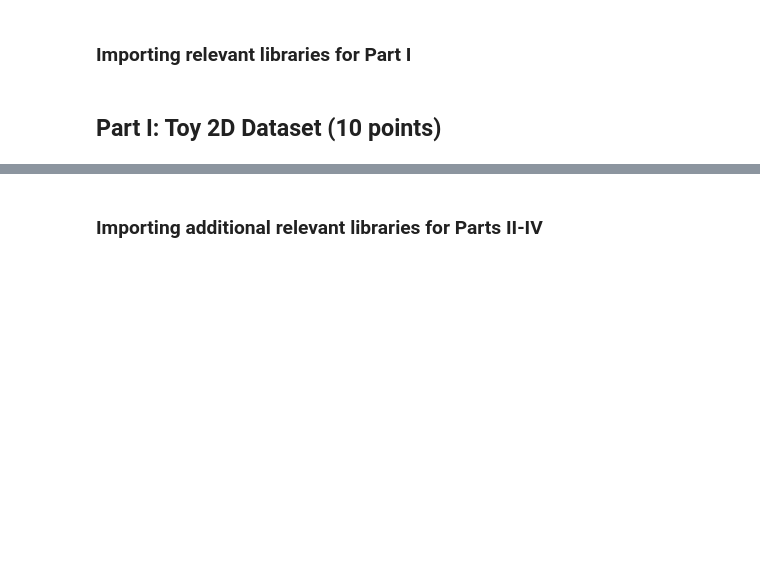
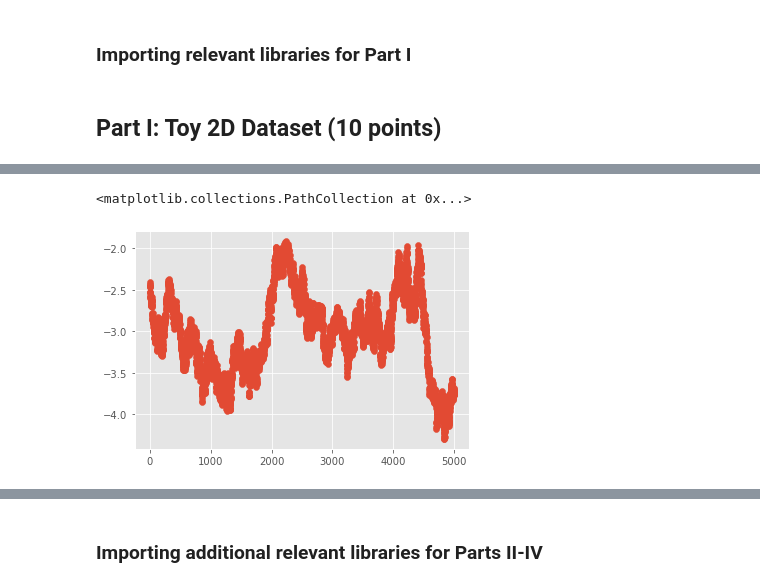
Before and after one commit to adidigit/statistical_methods_in_ip, a Jupyter notebook: HW2/HW2_Spring2022_Langevin_Dynamics_and_EBMs.ipynb, the cells around one changed output, grey strips where cells are left out. Saved outputs shown, nothing was run; the diff lists cells and outputs as text; code cells hidden in the pictures; blank space fills up the shorter version.

```diff
--- a/HW2/HW2_Spring2022_Langevin_Dynamics_and_EBMs.ipynb
+++ b/HW2/HW2_Spring2022_Langevin_Dynamics_and_EBMs.ipynb
@@ -71,0 +123,11 @@ Use $\sqrt{2\varepsilon}=\frac{10}{256}$ and $N \sim \mathcal{N}(0,I)$.
+# %%
+# for debug only
+import matplotlib.pyplot as plt
+
+xs = [ x[0] for x in _all_x]
+ys = [ x[1] for x in _all_x]
+col = list(range(len(xs)))
+plt.scatter(col,ys)#,c=col,cmap='turbo')
+# %% [output]
+<matplotlib.collections.PathCollection at 0x...>
+[figure, added]
```
Also changed, not shown: parts of 2 cells of this notebook.
